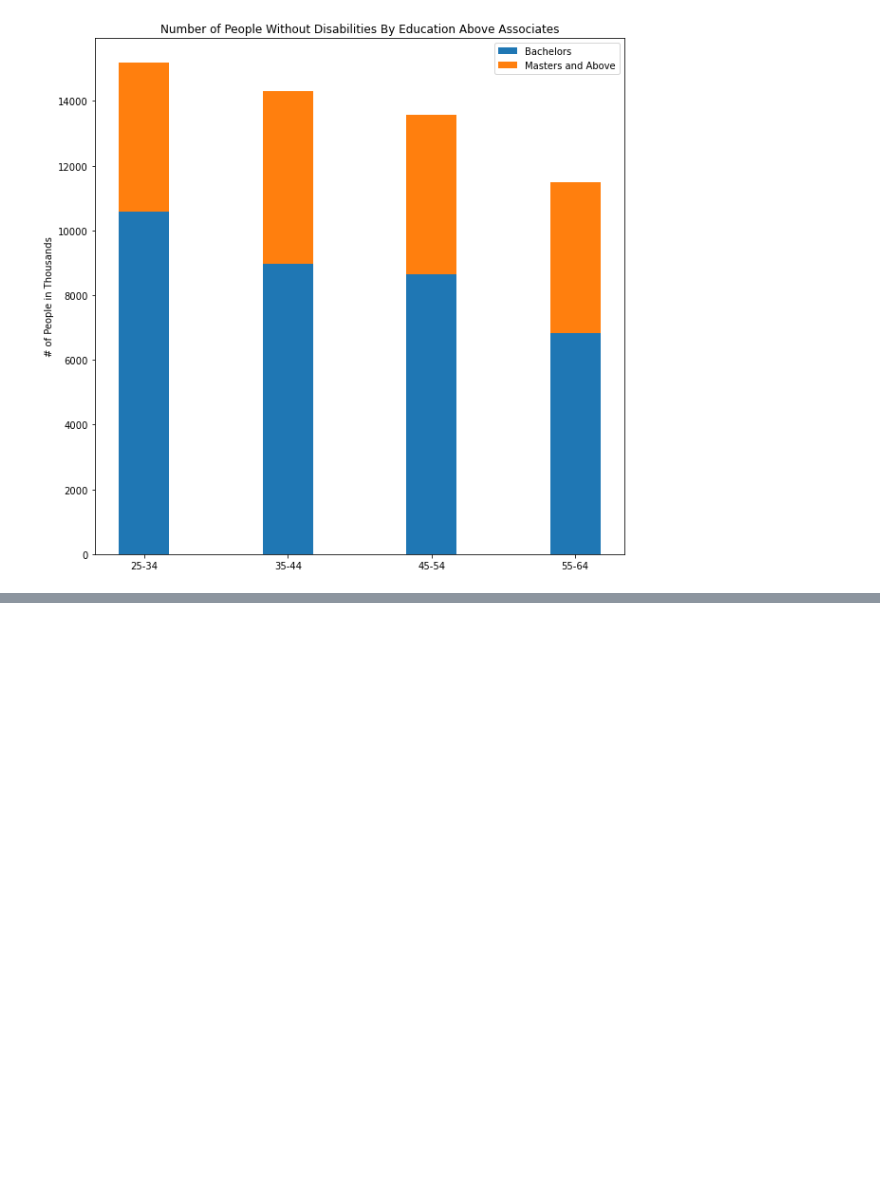
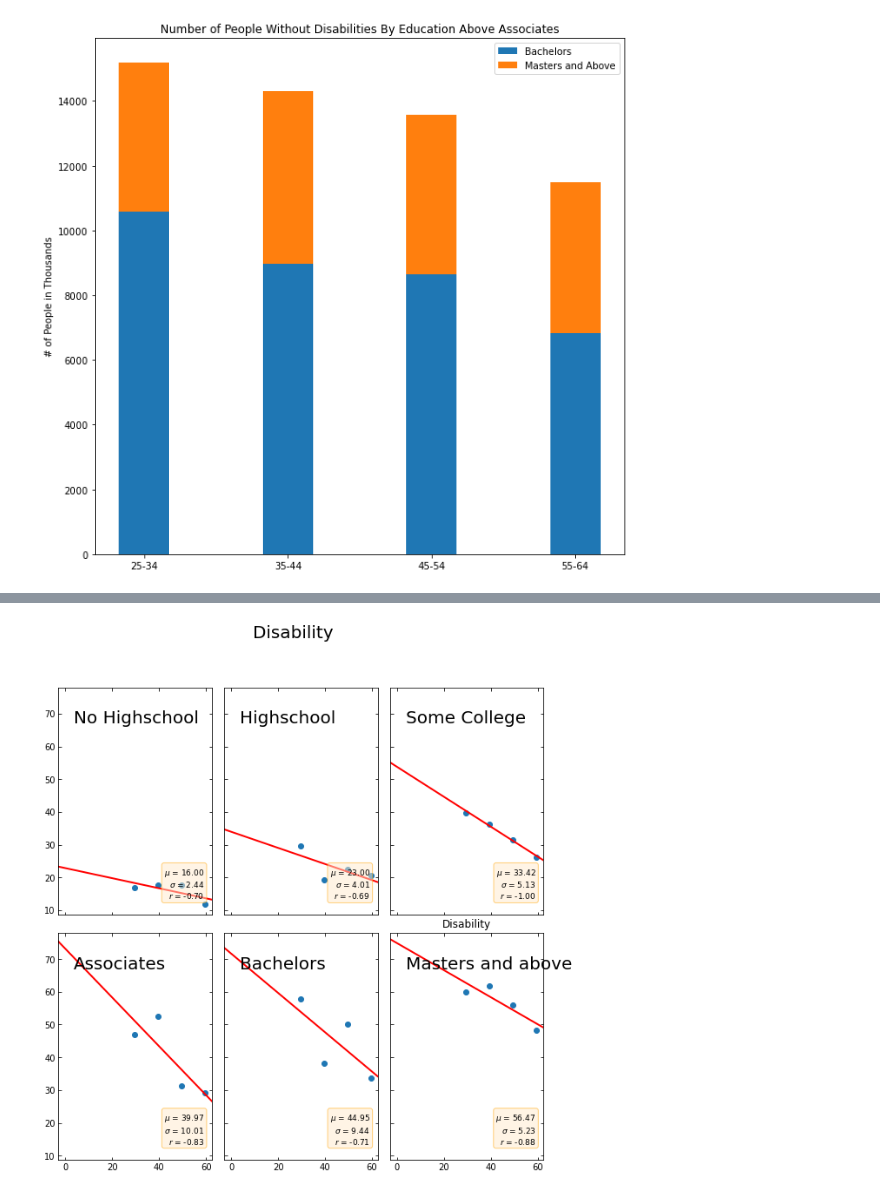
Before and after one commit to RaphaelAllusson/Disability-Research, a Jupyter notebook: Notebooks/analyzing_employment_and_education_data.ipynb, the cells around one changed output, grey strips where cells are left out. Drawn from its saved outputs; the diff is of its cells as text; code cells hidden in the pictures; blank space fills up the shorter version.

```diff
--- a/Notebooks/analyzing_employment_and_education_data.ipynb
+++ b/Notebooks/analyzing_employment_and_education_data.ipynb
@@ -745,0 +566,95 @@ plt.show()
+# %%
+#for employed disabled
+#define datasets for seperate eduation levels
+x = [29.5, 39.5, 49.5, 59.5]
+y1 = [16.9, 17.7, 17.6, 11.8]
+y2 = [29.7, 19.4, 22.4, 20.5]
+y3 = [39.8, 36.2, 31.6, 26.1]
+y4 = [46.9, 52.6, 31.2, 29.2]
+y5 = [57.7, 38.3, 50.0, 33.8]
+y6 = [60.0, 61.8, 55.9, 48.2]
+
+datasets = {
+    'No Highschool': (x, y1),
+    'Highschool': (x, y2),
+    'Some College': (x, y3),
+    'Associates': (x, y4),
+    'Bachelors': (x, y5),
+    'Masters and above': (x, y6)
+}
+
+#establish plots
+fig, axs = plt.subplots(2, 3, figsize=(10, 10),
+                        sharex=True,
+                        sharey=True,
+                        gridspec_kw={'wspace': 0.08, 'hspace': 0.08})
+
+
+for ax, (label, (x, y)) in zip(axs.flat, datasets.items()):
+    ax.text(0.1, 0.9, label, fontsize=20, transform=ax.transAxes, va='top')
+    ax.tick_params(direction='in', top=True, right=True)
+    ax.plot(x, y, 'o')
+
+    # linear regression
+    p1, p0 = np.polyfit(x, y, deg=1)  # slope, intercept
+    ax.axline(xy1=(0, p0), slope=p1, color='r', lw=2)
+
+    # add text box for the statistics
+    stats = (f'$\\mu$ = {np.mean(y):.2f}\n'
+             f'$\\sigma$ = {np.std(y):.2f}\n'
+             f'$r$ = {np.corrcoef(x, y)[0][1]:.2f}')
+    bbox = dict(boxstyle='round', fc='blanchedalmond', ec='orange', alpha=0.5)
+    ax.text(0.95, 0.07, stats, fontsize=9, bbox=bbox,
+            transform=ax.transAxes, horizontalalignment='right')
+plt.title('Disability')
+plt.figsize = (20, 20)
+plt.suptitle("Disability", fontsize=20)
+plt.show()
+
+#for employed non-disability
+#define datasets for seperate eduation levels
+x = [29.5, 39.5, 49.5, 59.5]
+y1 = [59.6, 66.9, 65.8, 54.9]
+y2 = [73.2, 76.9, 77.4, 65.0]
+y3 = [75.1, 80.2, 80.5, 68.9]
+y4 = [83.1, 85.1, 85.7, 71.8]
+y5 = [84.8, 86.7, 85.5, 73.7]
+y6 = [86.2, 89.2, 90.0, 77.4]
+
+datasets = {
+    'No Highschool': (x, y1),
+    'Highschool': (x, y2),
+    'Some College': (x, y3),
+    'Associates': (x, y4),
+    'Bachelors': (x, y5),
+    'Masters and above': (x, y6)
+}
+
+#establish plots
+fig, axs = plt.subplots(2, 3, figsize=(10, 10),
+                        sharex=True,
+                        sharey=True,
+                        gridspec_kw={'wspace': 0.08, 'hspace': 0.08})
+
+
+for ax, (label, (x, y)) in zip(axs.flat, datasets.items()):
+    ax.text(0.1, 0.9, label, fontsize=20, transform=ax.transAxes, va='top')
+    ax.tick_params(direction='in', top=True, right=True)
+    ax.plot(x, y, 'o')
+
+    # linear regression
+    p1, p0 = np.polyfit(x, y, deg=1)  # slope, intercept
+    ax.axline(xy1=(0, p0), slope=p1, color='r', lw=2)
+
+    # add text box for the statistics
+    stats = (f'$\\mu$ = {np.mean(y):.2f}\n'
+             f'$\\sigma$ = {np.std(y):.2f}\n'
+             f'$r$ = {np.corrcoef(x, y)[0][1]:.2f}')
+    bbox = dict(boxstyle='round', fc='blanchedalmond', ec='orange', alpha=0.5)
+    ax.text(0.95, 0.07, stats, fontsize=9, bbox=bbox,
+            transform=ax.transAxes, horizontalalignment='right')
+plt.suptitle("Non-Disabled", fontsize=20)
+
+plt.show()
+# %% [output]
+[figure, added]
```
Also changed, not shown: parts of 32 cells of this notebook.
